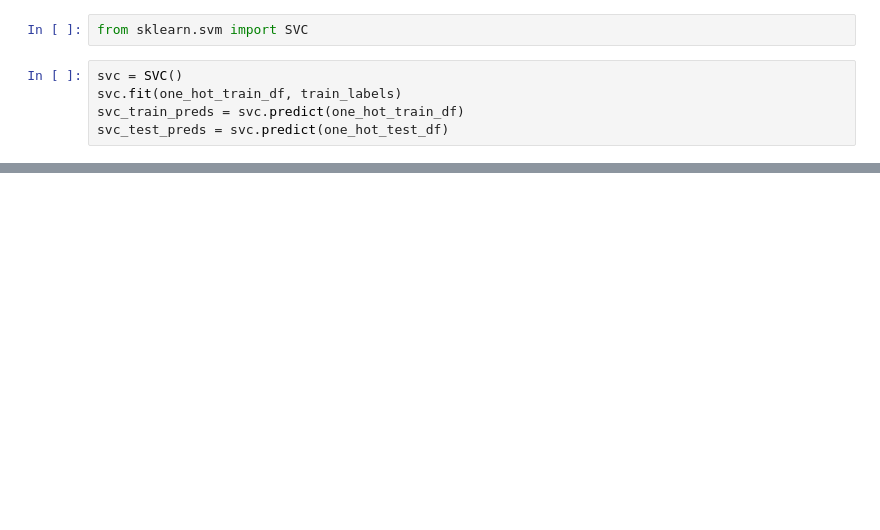
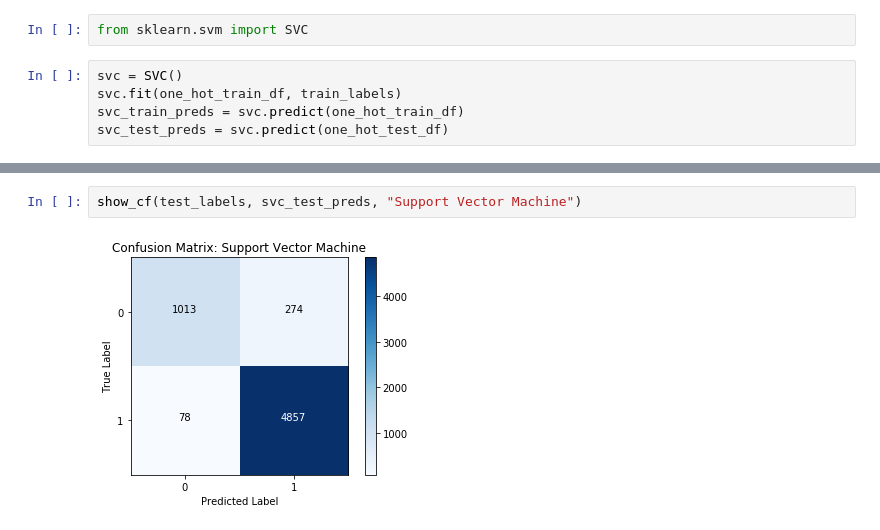
Before and after one commit to mike-kane/mar653-hw2, a Jupyter notebook: Group 5 Homework 2.ipynb, the cells around one changed output, grey strips where cells are left out. Drawn from its saved outputs; the diff is of its cells as text; blank space fills up the shorter version.

```diff
--- a/Group 5 Homework 2.ipynb
+++ b/Group 5 Homework 2.ipynb
@@ -233,0 +313,4 @@ avg / total       0.94      0.94      0.94      6222
+# %%
+show_cf(test_labels, svc_test_preds, "Support Vector Machine")
+# %% [output]
+[figure, added]
```
Also changed, not shown: parts of 21 cells of this notebook.
